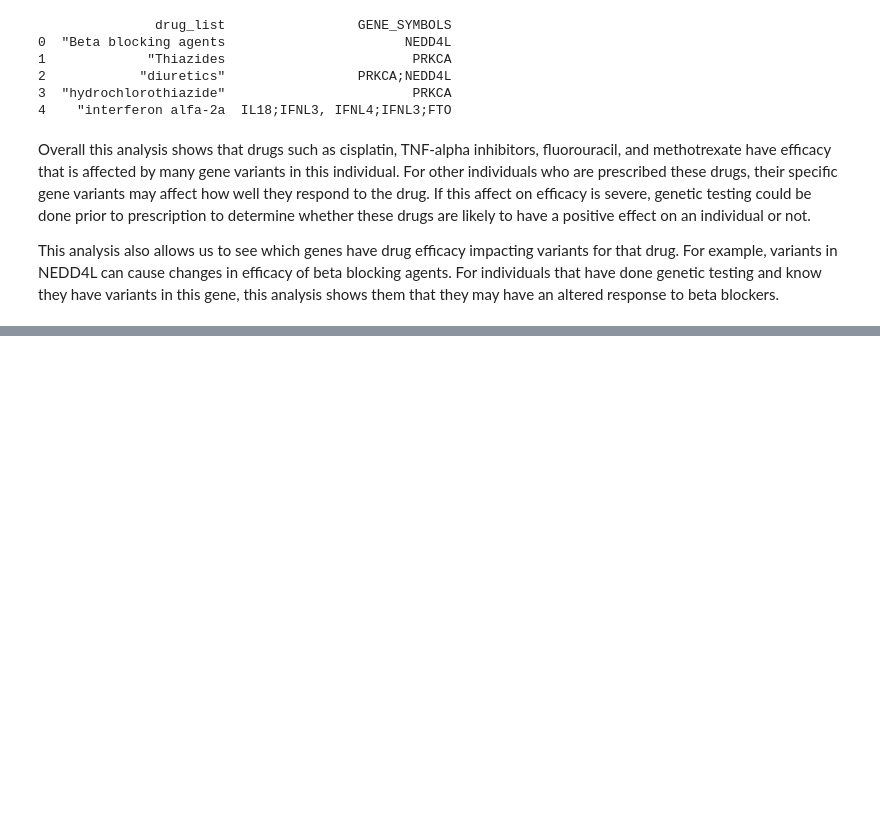
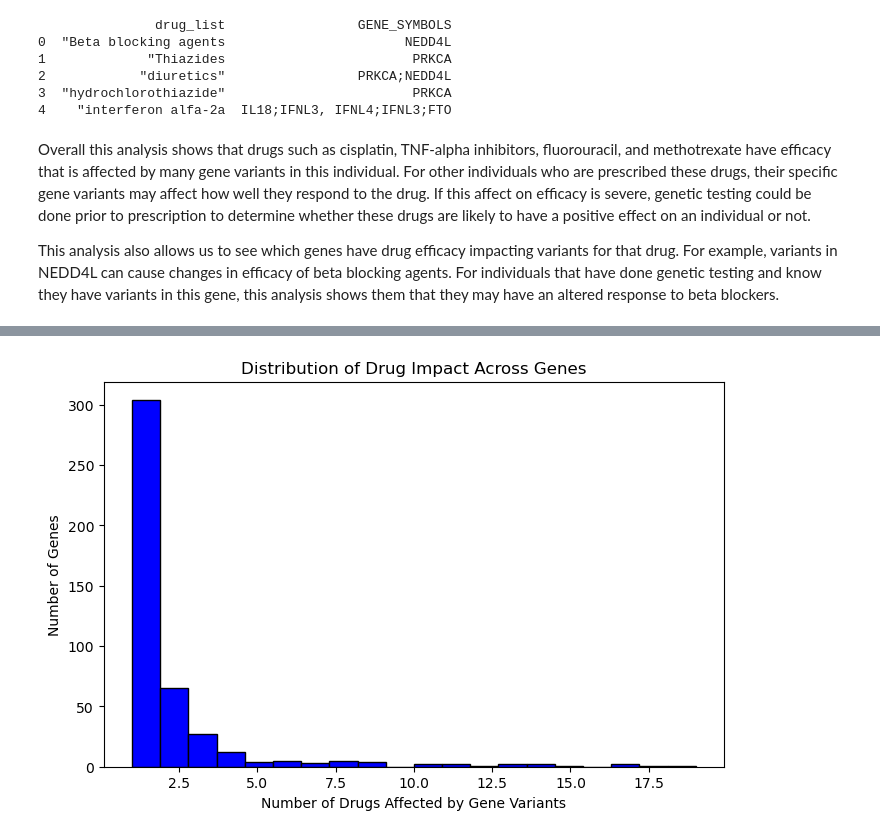
Before and after one commit to GSYH/Team-4_Project-1, a Jupyter notebook: Drug annotation of 23andme.ipynb, the cells around one changed output, grey strips where cells are left out. Drawn from its saved outputs; the diff is of its cells as text; code cells hidden in the pictures; blank space fills up the shorter version.

```diff
--- a/Drug annotation of 23andme.ipynb
+++ b/Drug annotation of 23andme.ipynb
@@ -324,0 +424,10 @@ This analysis also allows us to see which genes have drug efficacy impacting var
+# %%
+# Plot number of drugs affected per gene
+plt.figure(figsize=(8,5))
+plt.hist(gene_summary["Num_Drugs"], bins=20, color='blue', edgecolor='black')
+plt.xlabel("Number of Drugs Affected by Gene Variants")
+plt.ylabel("Number of Genes")
+plt.title("Distribution of Drug Impact Across Genes")
+plt.show()
+# %% [output]
+[figure, added]
```
Also changed, not shown: parts of 12 cells of this notebook, 1 other file.
